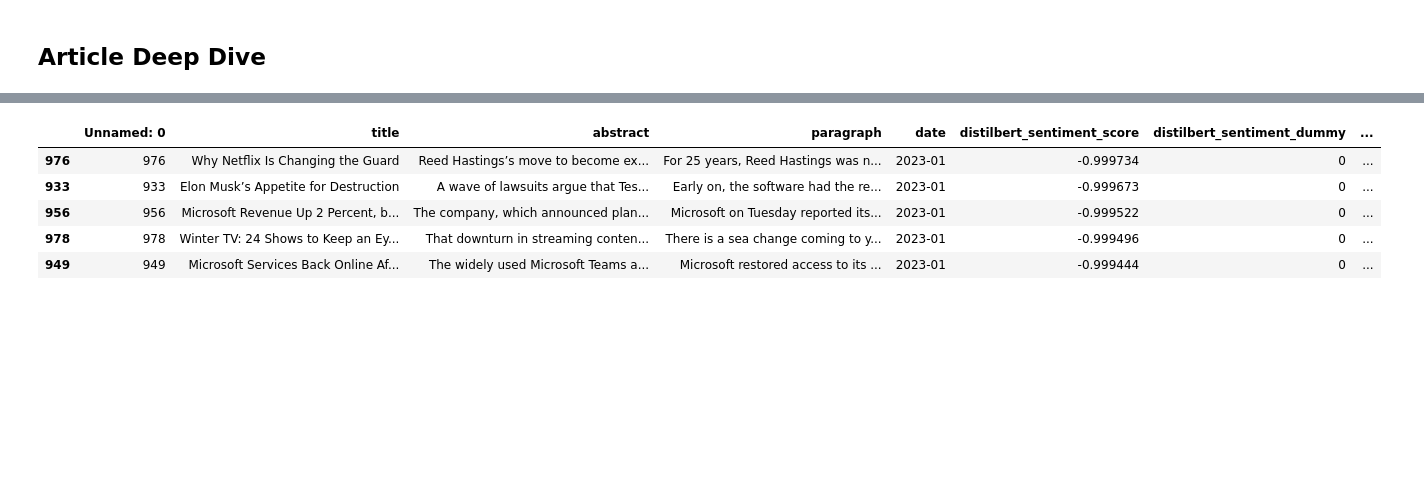
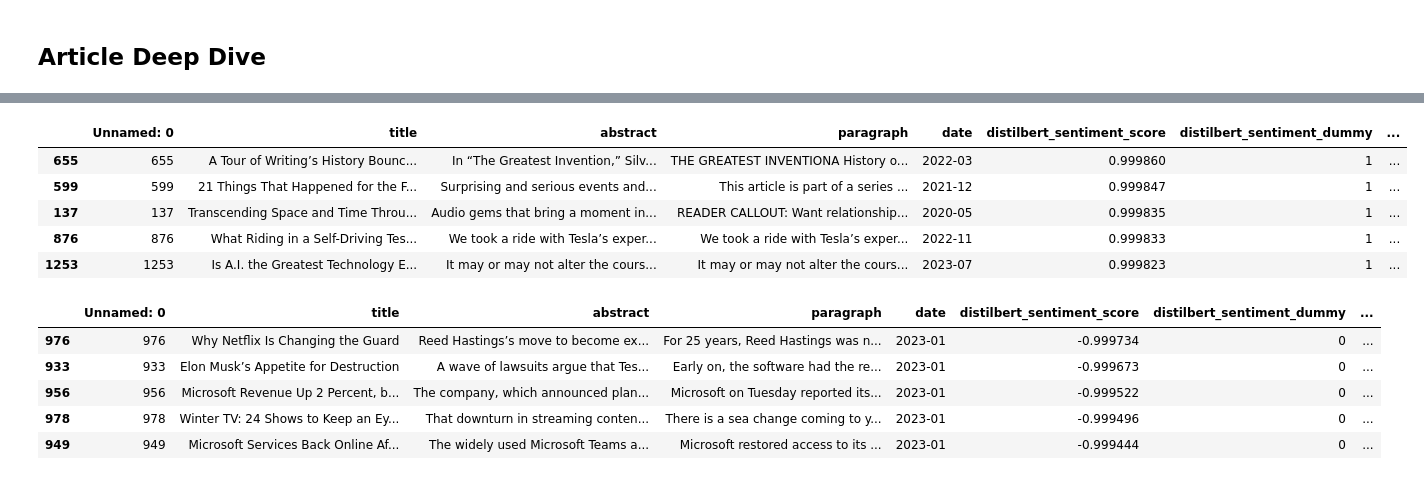
Before and after one commit to nadyatan21/ECON1620-Spring2024, a Jupyter notebook: ProjTwo/Draft_Two_Code_Nadya.ipynb, the cells around one changed output, grey strips where cells are left out. Saved outputs shown, nothing was run; the diff lists cells and outputs as text; code cells hidden in the pictures; blank space fills up the shorter version.

```diff
--- a/ProjTwo/Draft_Two_Code_Nadya.ipynb
+++ b/ProjTwo/Draft_Two_Code_Nadya.ipynb
@@ -524,3 +533,14 @@ sorted_data = filtered_data.sort_values(by='distilbert_sentiment_score', ascendi
+# %%
+# exploring positive articles
+sorted_data = nyt_data.sort_values(by='distilbert_sentiment_score', ascending=False)
+sorted_data.head()
+# %% [output]
+|  | Unnamed: 0 | title | abstract | paragraph | date | distilbert_sentiment_score | distilbert_sentiment_dummy | ... |
+| 655 | 655 | A Tour of Writing’s History Bounc... | In “The Greatest Invention,” Silv... | THE GREATEST INVENTIONA History o... | 2022-03 | 0.999860 | 1 | ... |
+| 599 | 599 | 21 Things That Happened for the F... | Surprising and serious events and... | This article is part of a series ... | 2021-12 | 0.999847 | 1 | ... |
+| 137 | 137 | Transcending Space and Time Throu... | Audio gems that bring a moment in... | READER CALLOUT: Want relationship... | 2020-05 | 0.999835 | 1 | ... |
+| 876 | 876 | What Riding in a Self-Driving Tes... | We took a ride with Tesla’s exper... | We took a ride with Tesla’s exper... | 2022-11 | 0.999833 | 1 | ... |
+| 1253 | 1253 | Is A.I. the Greatest Technology E... | It may or may not alter the cours... | It may or may not alter the cours... | 2023-07 | 0.999823 | 1 | ... |
 # %%
 # exploring which negative articles popped up during peak layoff period
 # Filter the DataFrame for the date '2023-01'
```
Also changed, not shown: parts of 1 cell of this notebook, 5 other files.
